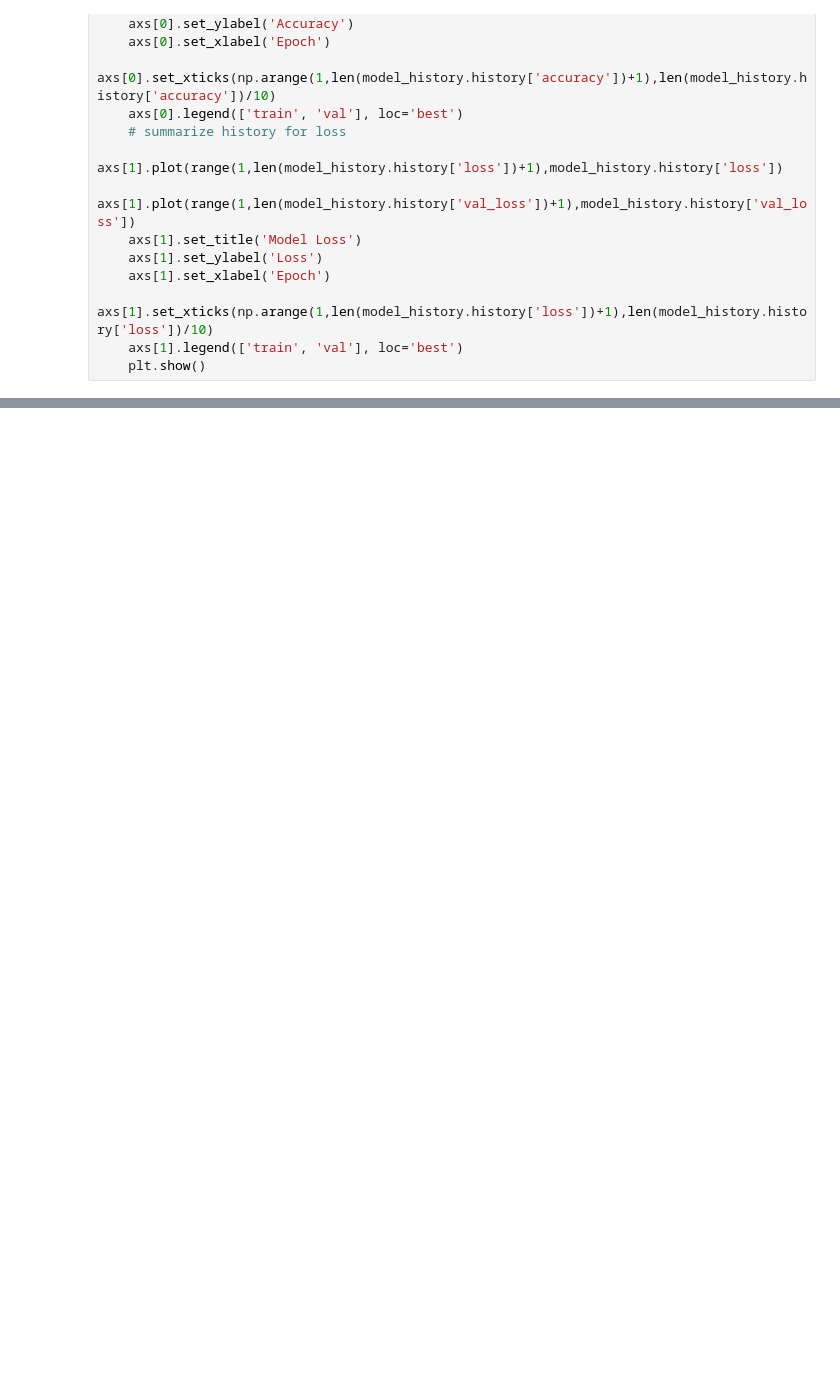
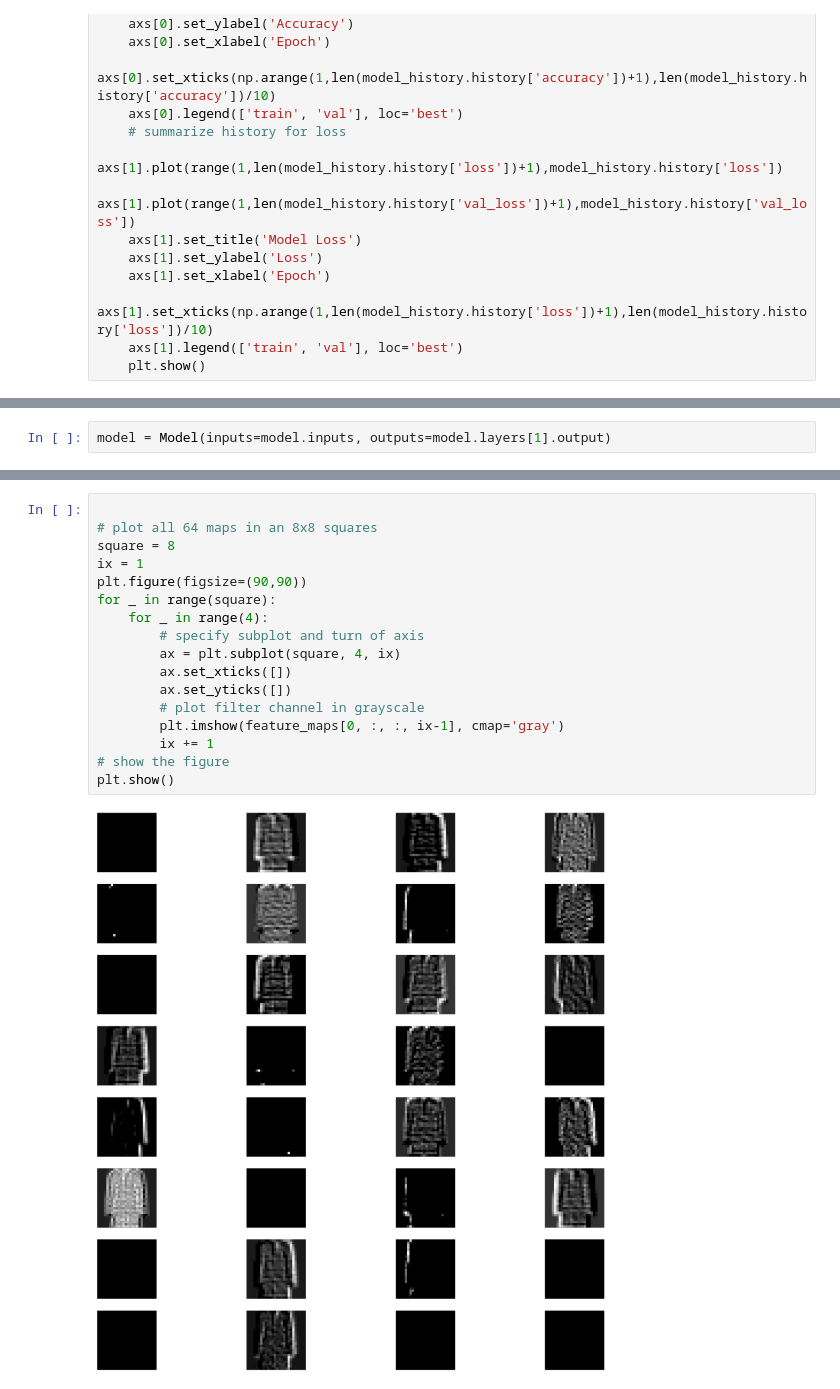
Before and after one commit to KillerStrike17/10DaysofMLChallenge, a Jupyter notebook: Day6/Day6_Fashion_MNIST_using_Custom_Model.ipynb, the cells around one changed output, grey strips where cells are left out. Drawn from its saved outputs; the diff is of its cells as text; blank space fills up the shorter version.

```diff
--- a/Day6/Day6_Fashion_MNIST_using_Custom_Model.ipynb
+++ b/Day6/Day6_Fashion_MNIST_using_Custom_Model.ipynb
@@ -256,0 +282,2 @@ plot_model_history(model_info)
+# %%
+model = Model(inputs=model.inputs, outputs=model.layers[1].output)
@@ -256,0 +308,19 @@ plot_model_history(model_info)
+# %%
+
+# plot all 64 maps in an 8x8 squares
+square = 8
+ix = 1
+plt.figure(figsize=(90,90))
+for _ in range(square):
+	for _ in range(4):
+		# specify subplot and turn of axis
+		ax = plt.subplot(square, 4, ix)
+		ax.set_xticks([])
+		ax.set_yticks([])
+		# plot filter channel in grayscale
+		plt.imshow(feature_maps[0, :, :, ix-1], cmap='gray')
+		ix += 1
+# show the figure
+plt.show()
+# %% [output]
+[figure, added]
```
Also changed, not shown: parts of 12 cells of this notebook.
